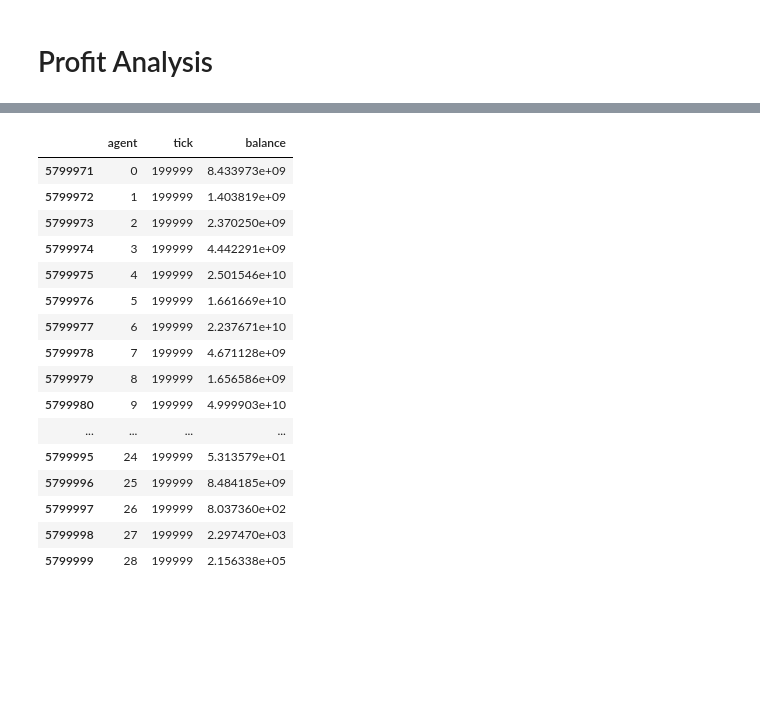
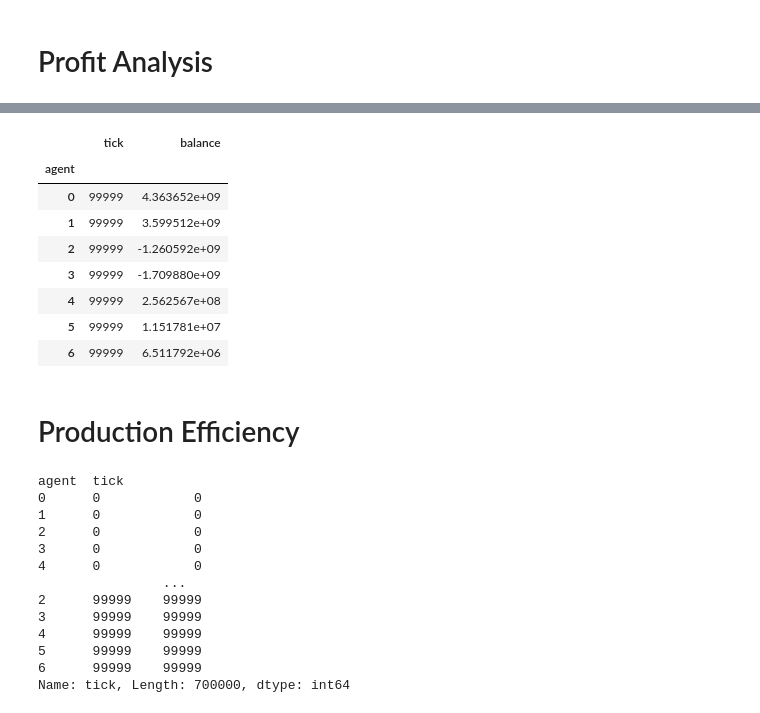
Before and after one commit to gerner/stellarpunk, a Jupyter notebook: notebook/econ_sim.ipynb, the cells around one changed output, grey strips where cells are left out. Cells and saved outputs as stored; diff of their text form; code cells hidden in the pictures; blank space fills up the shorter version.

```diff
--- a/notebook/econ_sim.ipynb
+++ b/notebook/econ_sim.ipynb
@@ -512,21 +451,15 @@ revenue-costs
 Name: value, dtype: float64
 # %%
-balance_df[balance_df["tick"] == balance_df["tick"].max()]
+balance_df[balance_df["tick"] == balance_df["tick"].max()].set_index("agent") - balance_df[balance_df["tick"] == balance_df["tick"].min()].set_index("agent")
 # %% [output]
-|  | agent | tick | balance |
-| 5799971 | 0 | 199999 | 8.433973e+09 |
-| 5799972 | 1 | 199999 | 1.403819e+09 |
-| 5799973 | 2 | 199999 | 2.370250e+09 |
-| 5799974 | 3 | 199999 | 4.442291e+09 |
-| 5799975 | 4 | 199999 | 2.501546e+10 |
-| 5799976 | 5 | 199999 | 1.661669e+10 |
-| 5799977 | 6 | 199999 | 2.237671e+10 |
-| 5799978 | 7 | 199999 | 4.671128e+09 |
-| 5799979 | 8 | 199999 | 1.656586e+09 |
-| 5799980 | 9 | 199999 | 4.999903e+10 |
-| ... | ... | ... | ... |
-| 5799995 | 24 | 199999 | 5.313579e+01 |
-| 5799996 | 25 | 199999 | 8.484185e+09 |
-| 5799997 | 26 | 199999 | 8.037360e+02 |
-| 5799998 | 27 | 199999 | 2.297470e+03 |
-| 5799999 | 28 | 199999 | 2.156338e+05 |
+|  | tick | balance |
+| agent |  |  |
+| 0 | 99999 | 4.363652e+09 |
+| 1 | 99999 | 3.599512e+09 |
+| 2 | 99999 | -1.260592e+09 |
+| 3 | 99999 | -1.709880e+09 |
+| 4 | 99999 | 2.562567e+08 |
+| 5 | 99999 | 1.151781e+07 |
+| 6 | 99999 | 6.511792e+06 |
+# %% [markdown]
+# Production Efficiency
@@ -532,0 +468,16 @@ balance_df[balance_df["tick"] == balance_df["tick"].max()]
+# %%
+production_efficiency_df.index.to_frame()["tick"]
+# %% [output]
+agent  tick
+0      0            0
+1      0            0
+2      0            0
+3      0            0
+4      0            0
+                ...
+2      99999    99999
+3      99999    99999
+4      99999    99999
+5      99999    99999
+6      99999    99999
+Name: tick, Length: 700000, dtype: int64
```
Also changed, not shown: parts of 88 cells of this notebook, 6 other files.
